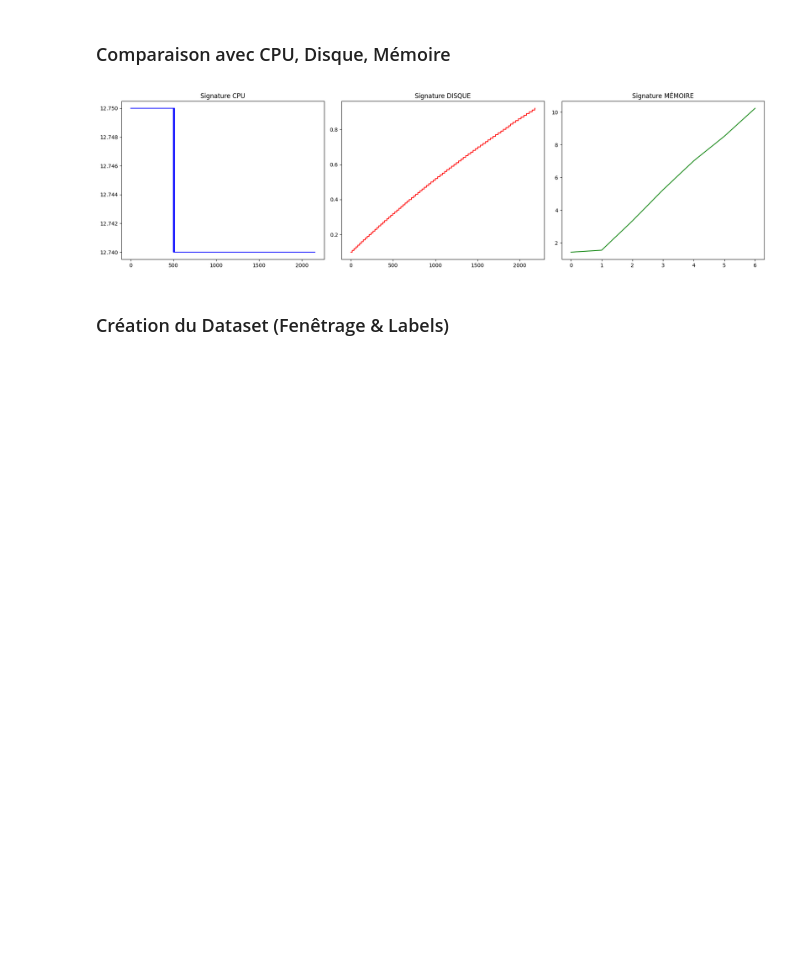
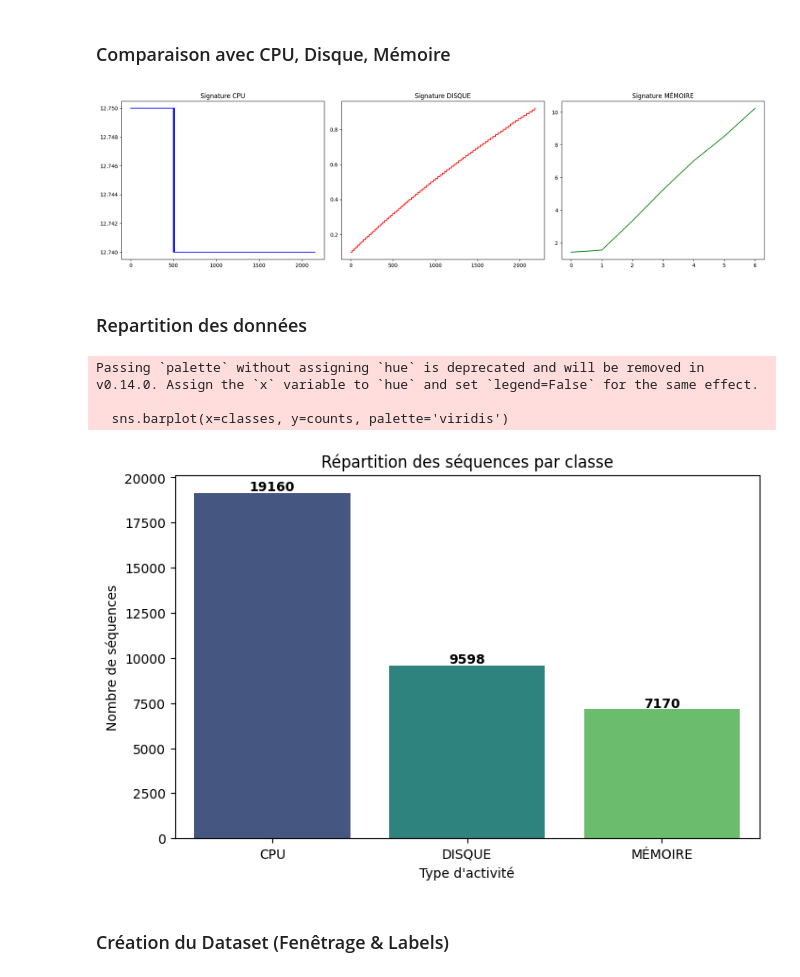
Before and after one commit to babycrashdev/m1_ia, a Jupyter notebook: Projet_ia.ipynb, the cells around one changed output. Cells and saved outputs as stored; diff of their text form; code cells hidden in the pictures; blank space fills up the shorter version.

```diff
--- a/Projet_ia.ipynb
+++ b/Projet_ia.ipynb
@@ -106,6 +106,31 @@ plt.tight_layout()
 plt.show()
 # %% [output]
 [figure]
+# %% [markdown]
+### Repartition des données
+# %%
+import matplotlib.pyplot as plt
+import seaborn as sns
+
+classes = ['CPU', 'DISQUE', 'MÉMOIRE']
+counts = [np.sum(y == 0), np.sum(y == 1), np.sum(y == 2)]
+
+plt.figure(figsize=(8, 5))
+sns.barplot(x=classes, y=counts, palette='viridis')
+plt.title('Répartition des séquences par classe')
+plt.ylabel('Nombre de séquences')
+plt.xlabel('Type d\'activité')
+
+for i, count in enumerate(counts):
+    plt.text(i, count + 100, str(count), ha='center', fontweight='bold')
+
+plt.savefig('repartition_classes.png')
+plt.show()
+# %% [output]
+Passing `palette` without assigning `hue` is deprecated and will be removed in v0.14.0. Assign the `x` variable to `hue` and set `legend=False` for the same effect.
+
+  sns.barplot(x=classes, y=counts, palette='viridis')
+[figure, added]
 # %% [markdown]
 ### Création du Dataset (Fenêtrage & Labels)
 # %%
```
Also changed, not shown: parts of 13 cells of this notebook.
